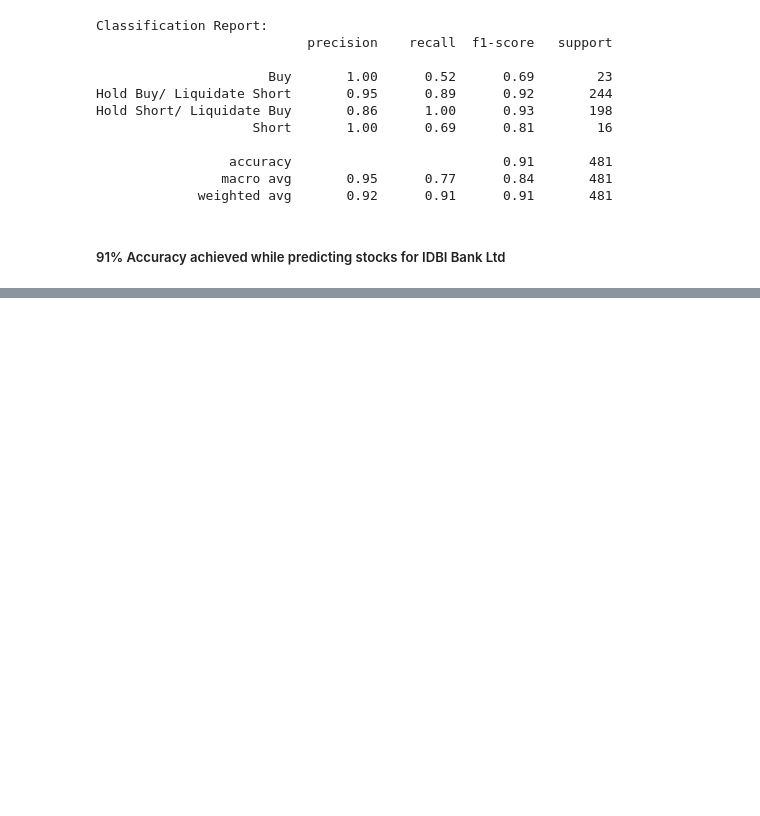
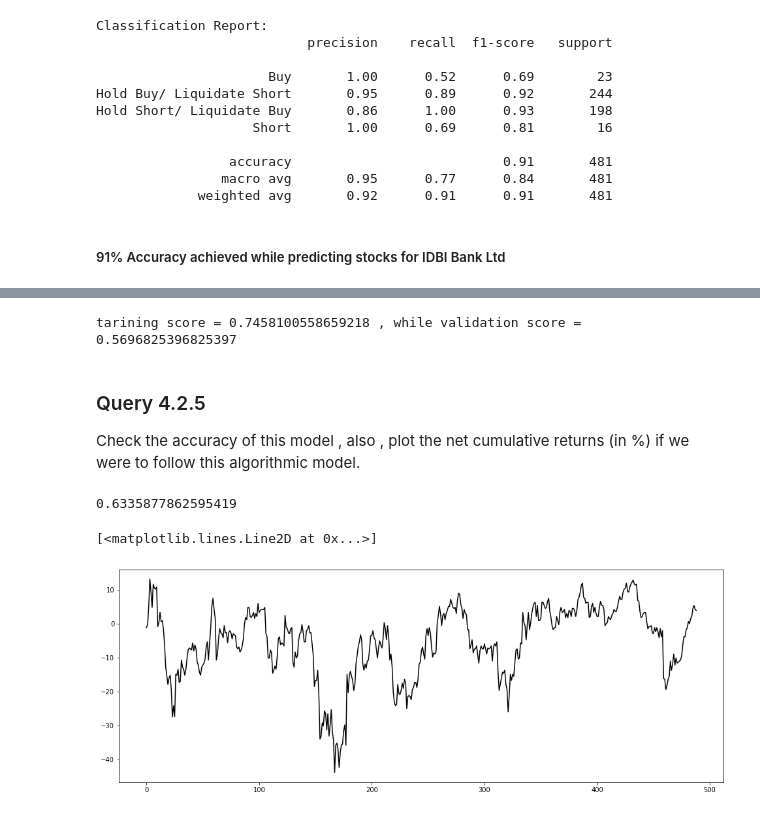
Before and after one commit to merrcury/PRJ_ML_FInancial-Market, a Jupyter notebook: Module 4 - Algo Trading using Classification.ipynb, the cells around one changed output, grey strips where cells are left out. Drawn from its saved outputs; the diff is of its cells as text; code cells hidden in the pictures; blank space fills up the shorter version.

```diff
--- a/Module 4 - Algo Trading using Classification.ipynb
+++ b/Module 4 - Algo Trading using Classification.ipynb
@@ -316,0 +372,7 @@ plt.show()
+# %%
+df['Action'] = np.nan
+for i in range(df.shape[0]-1):
+    df['Action'][i] = 1 if df['Close Price'][i+1] > df['Close Price'][i] else -1
+# %%
+df.dropna(inplace=True)
+df.reset_index(drop=True, inplace=True)
@@ -316,0 +385,34 @@ plt.show()
+# %%
+random_forest =RandomForestClassifier(n_estimators=1000, criterion='entropy', max_depth=5, min_samples_split=2,
+                           min_samples_leaf=2, max_features='auto', bootstrap=False, oob_score=False,
+                           n_jobs=1, verbose=0)
+
+random_forest.fit(X_train, y_train)
+Y_pred = random_forest.predict(X_test)
+
+result_train = random_forest.score(X_train, y_train)
+result_val = cross_val_score(random_forest,X_train, y_train, cv=5).mean()
+
+print('tarining score = %s , while validation score = %s' %(result_train , result_val))
+# %% [output]
+tarining score = 0.7458100558659218 , while validation score = 0.5696825396825397
+# %% [markdown]
+### Query 4.2.5
+Check the accuracy of this model , also , plot the net cumulative returns (in %) if we were to follow this algorithmic model.
+# %%
+accuracy_score(y_test, Y_pred, normalize=True)
+# %% [output]
+0.6335877862595419
+# %%
+df['Day_Perc_Change'] = df['Day_Perc_Change']/100
+# %%
+df['cum_ret'] = 1 + (df['Day_Perc_Change'])
+df['cum_ret'] = np.cumprod(df['cum_ret'])
+df['cum_ret'] = 1 - df['cum_ret']
+df['cum_ret'] = 100 * df['cum_ret']
+# %%
+plt.figure(figsize = (16.6,6))
+plt.plot(df['cum_ret'])
+# %% [output]
+[<matplotlib.lines.Line2D at 0x...>]
+[figure, added]
```
Also changed, not shown: parts of 20 cells of this notebook.
